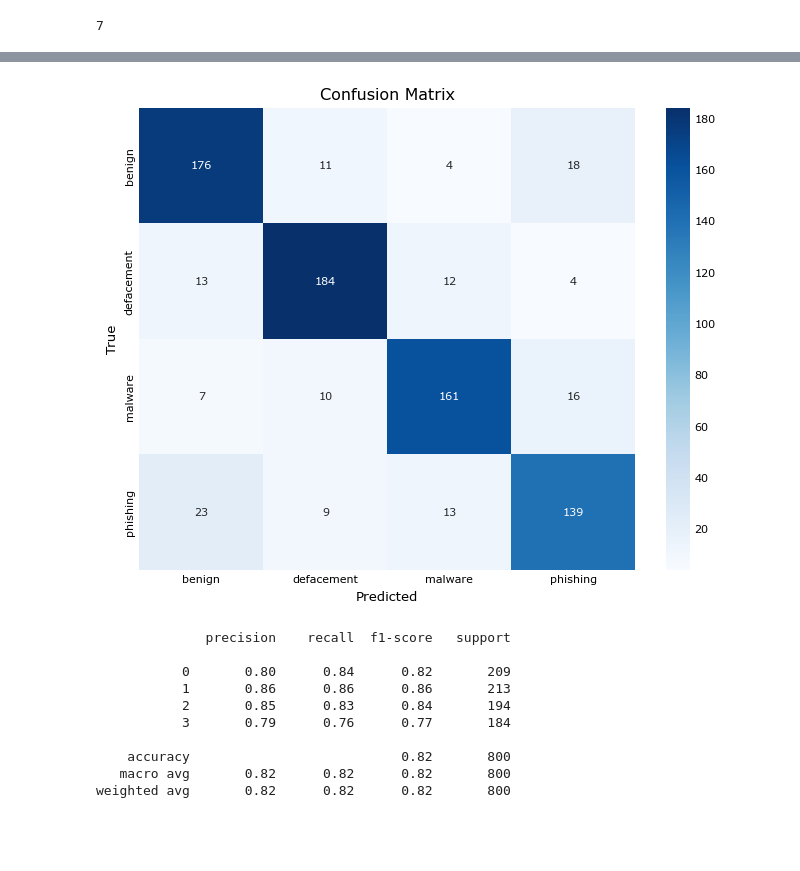
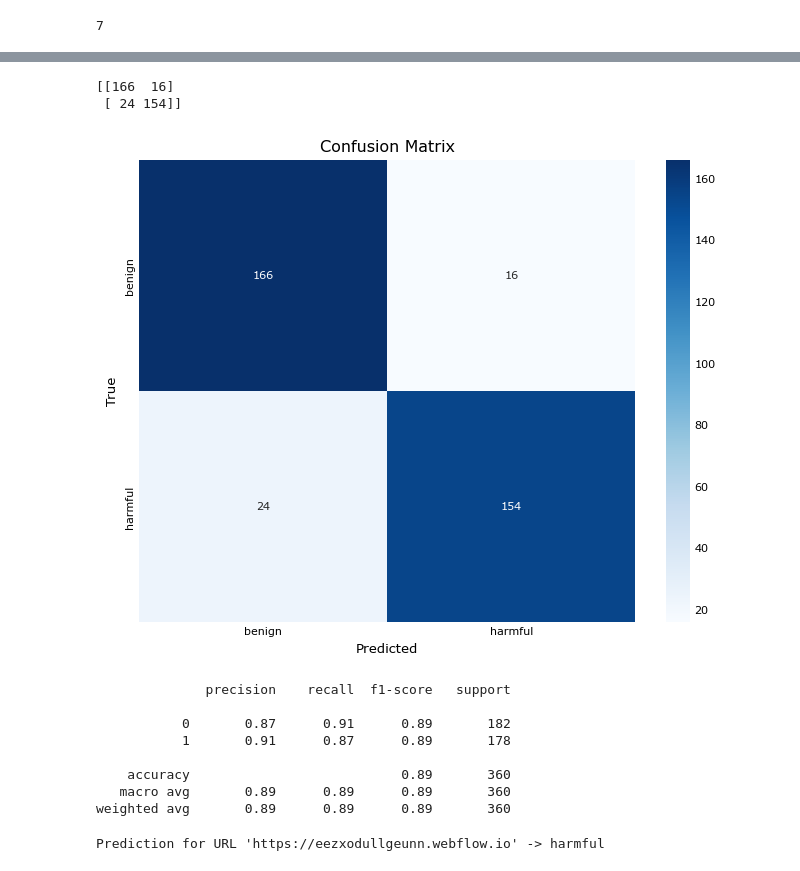
Before and after one commit to deeniaffendi/Fraud-Detection, a Jupyter notebook: prediction/url/url_randomForest.ipynb, the cells around one changed output, grey strips where cells are left out. Saved outputs shown, nothing was run; the diff lists cells and outputs as text; code cells hidden in the pictures; blank space fills up the shorter version.

Commit message:
updated dataset
url dataset has been reduced to only detect benign and harmful, better performance

```diff
--- a/prediction/url/url_randomForest.ipynb
+++ b/prediction/url/url_randomForest.ipynb
@@ -2,19 +2,20 @@
 import pandas as pd
 import re
 from urllib.parse import urlparse
-from sklearn.model_selection import train_test_split, cross_val_score
+from sklearn.model_selection import train_test_split
 from sklearn.preprocessing import LabelEncoder
 from sklearn.tree import DecisionTreeClassifier
 from sklearn.metrics import accuracy_score
 from sklearn.ensemble import RandomForestClassifier
 import matplotlib.pyplot as plt
 from xgboost import XGBClassifier
-from sklearn.metrics import confusion_matrix, classification_report, roc_curve, auc
+from sklearn.metrics import confusion_matrix, classification_report
+import seaborn as sns
 
 plt.style.use('./deeplearning.mplstyle')
-RANDOM_STATE = 55
+RANDOM_STATE = 30
 # %%
-df = pd.read_csv("sample_malicious_url.csv")
+df = pd.read_csv("new_sample_malicious_url.csv")
 # df.head()
 # %%
 label_encoder = LabelEncoder()
@@ -196,6 +190,6 @@ eval_set = [(X_train_eval,y_train_eval)]
 # early_stopping_rounds = 10
 
 # This code builds and trains a smart model to make predictions, and it tries to avoid overfitting by stopping early if the model stops improving.
-xgb_model = XGBClassifier(n_estimators = 200, learning_rate = 0.01,verbosity = 1, random_state = RANDOM_STATE, early_stopping_rounds=10)
+xgb_model = XGBClassifier(n_estimators = 200, learning_rate = 0.05,verbosity = 1, random_state = RANDOM_STATE, early_stopping_rounds=10)
 xgb_model.fit(X_train_fit,y_train_fit, eval_set = [(X_train_eval,y_train_eval)])
 # %% [output]
@@ -242,32 +236,28 @@ Metrics test:
 # %%
-# cm = confusion_matrix(y_test, xgb_model.predict(X_test))
-# print(cm)
-
-from sklearn.metrics import confusion_matrix
-import seaborn as sns
-
+cm = confusion_matrix(y_test, xgb_model.predict(X_test))
+print(cm)
 # Get the confusion matrix
 cm = confusion_matrix(y_test, xgb_model.predict(X_test))
 
 # Plot confusion matrix using seaborn heatmap
 plt.figure(figsize=(8, 6))
 sns.heatmap(cm, annot=True, fmt="d", cmap="Blues", xticklabels=label_encoder.classes_, yticklabels=label_encoder.classes_)
 plt.xlabel('Predicted')
 plt.ylabel('True')
 plt.title('Confusion Matrix')
 plt.show()
 # %% [output]
+[[166  16]
+ [ 24 154]]
-[figure, old version]
+[figure, new version]
 # %%
 print(classification_report(y_test, xgb_model.predict(X_test)))
 # %% [output]
               precision    recall  f1-score   support
 
-           0       0.80      0.84      0.82       209
-           1       0.86      0.86      0.86       213
-           2       0.85      0.83      0.84       194
-           3       0.79      0.76      0.77       184
+           0       0.87      0.91      0.89       182
+           1       0.91      0.87      0.89       178
 
-    accuracy                           0.82       800
-   macro avg       0.82      0.82      0.82       800
-weighted avg       0.82      0.82      0.82       800
+    accuracy                           0.89       360
+   macro avg       0.89      0.89      0.89       360
+weighted avg       0.89      0.89      0.89       360
@@ -274,3 +277,20 @@ weighted avg       0.82      0.82      0.82       800
+# %%
+url = "https://eezxodullgeunn.webflow.io" # phishing
+# url = "meliksahbardakci.com/components/index.htm" # Supposedly safe
+
+new_features = extract_features(url)
+
+new_features_df = pd.DataFrame([new_features])
+# print(new_features_df)
+
+prediction = random_forest_model.predict(new_features_df)
+
+predicted_class = label_encoder.inverse_transform(prediction)
+
+# Output the prediction
+print(f"Prediction for URL '{url}' -> {predicted_class[0]}")
+# %% [output]
+Prediction for URL 'https://eezxodullgeunn.webflow.io' -> harmful
 # %%
 from sklearn.inspection import permutation_importance
 
```
Also changed, not shown: parts of 15 cells of this notebook, 8 other files.
